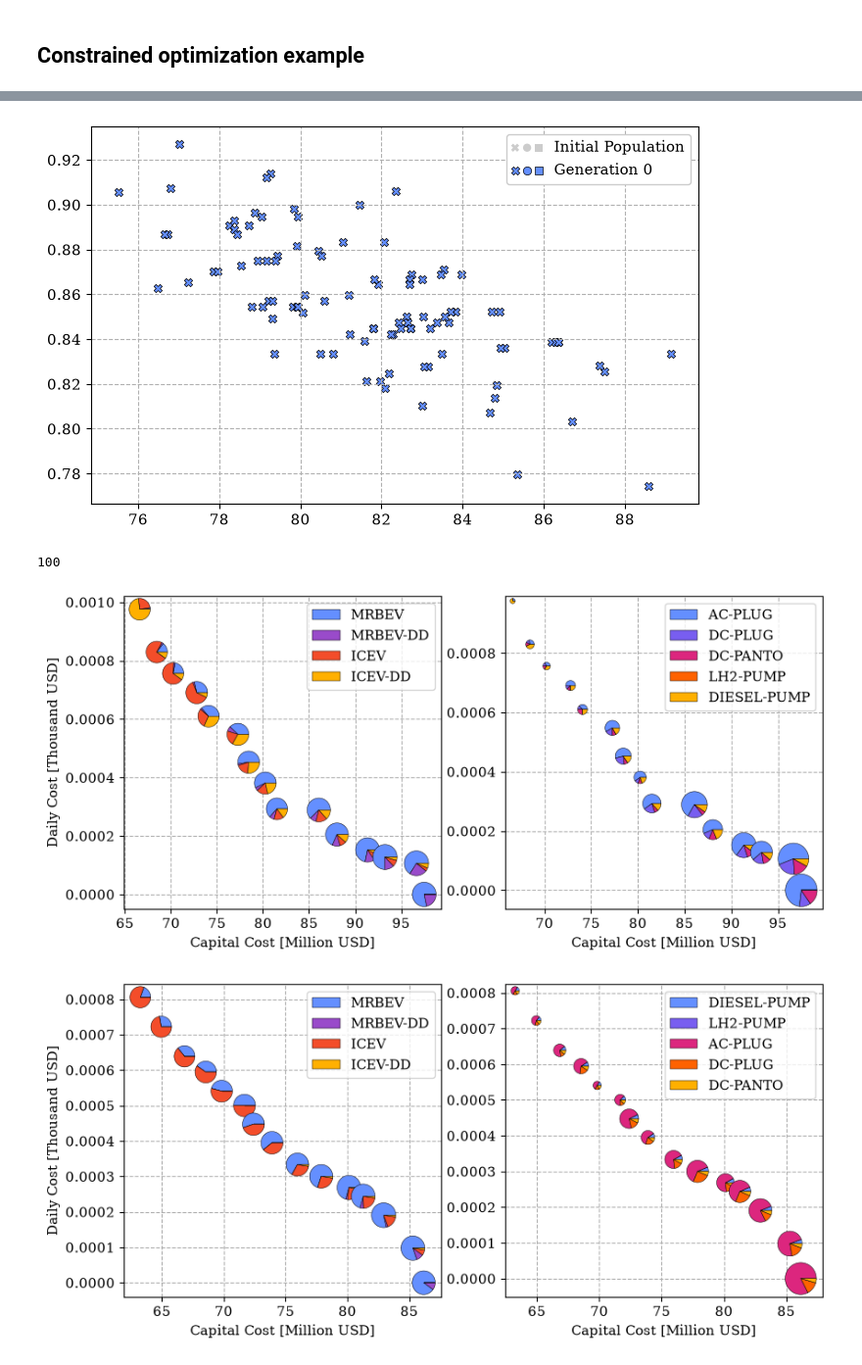
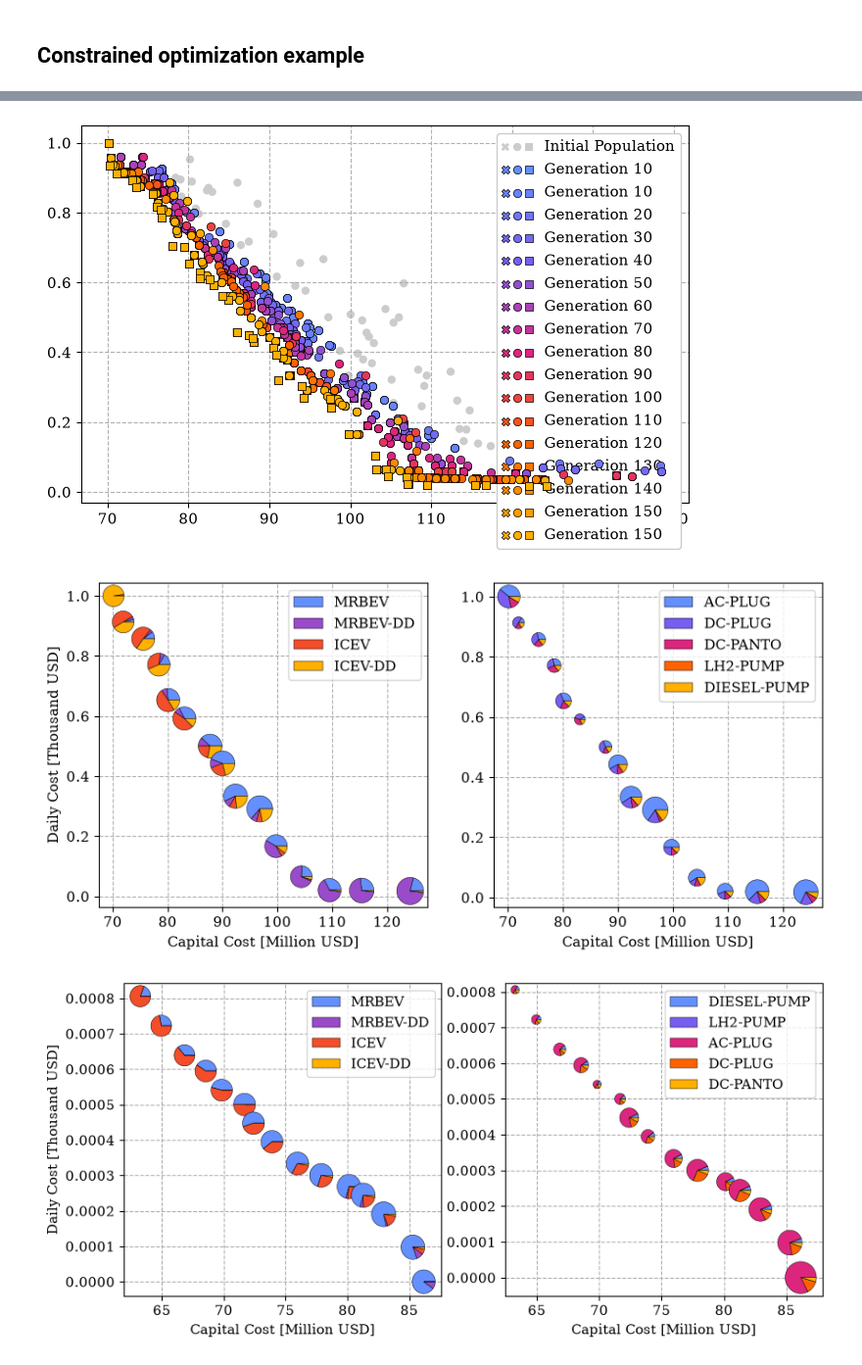
Before and after one commit to airabino/dbnsga-review, a Jupyter notebook: DevNew.ipynb, the cells around one changed output, grey strips where cells are left out. Shown at 98% size. Drawn from its saved outputs; the diff is of its cells as text; code cells hidden in the pictures.

```diff
--- a/DevNew.ipynb
+++ b/DevNew.ipynb
@@ -121,18 +121,19 @@ t0 = time.perf_counter()
 rng=np.random.default_rng(460780573)
 
 kw = {
-    'population_size': 2,
+    'population_size': 300,
     'rng': rng,
+    'disable_pb': False,
 }
 
 population = network.cold_start(**kw)
 
 kw = {
-    'max_iter': 1,
-    'min_iter': 0,
+    'max_iter': 150,
+    'min_iter': 100,
     'population_size': 100,
     'crossover_probability': 0.5,
-    'mutation_probability': 0.05,
+    'mutation_probability': 0.0,
     'survival_threshold': 0,
     'retries': 5,
     'store_interval': 1,
@@ -141,10 +142,10 @@ kw = {
 
 population, generations = network.optimize(population, **kw)
 
-generations = {i: generations[i] for i in np.sort(list(generations.keys()))}
+# generations = {i: generations[i] for i in np.sort(list(generations.keys()))}
 
-elapsed = time.perf_counter() - t0
-print(f'\nDone in {elapsed:.1f}s  |  {len(generations)} generations stored')
+# elapsed = time.perf_counter() - t0
+# print(f'\nDone in {elapsed:.1f}s  |  {len(generations)} generations stored')
 # %% [output]
 Generating Initial Population
 
@@ -171,36 +158,36 @@ Plotting generations
 deep_reload(src)
 deep_reload(figures)
 
 fig, ax = plt.subplots(figsize = (8, 5))
 
 show = [10, 100, 300, len(generations) - 1]
-show = [10] + list(range(10, len(generations), 50)) + [len(generations) - 1]
-show = list(range(len(generations) - 1))
+show = [10] + list(range(10, len(generations), 10)) + [len(generations) - 1]
+# show = list(range(len(generations) - 1))
 
 cmap = src.plot.Colormap(
     colors = 'ibm', vmin = 0, vmax = len(show) - 1
 )
 
 ax = figures.generations_plot(
     ax, generations, 'Total Cost', 'Fleet Portion',
     interval = 200, rank = 100, cmap = cmap, initial = True,
     show = show,
 )
 
 kw = {
     # 'xlabel': 'Capital Cost [Million USD]',
     # 'ylabel': 'Daily Cost [Thousand USD]',
 }
 
 _ = ax.set(**kw)
 
 kw = {
     'ls': '--',
 }
 
 _ = ax.grid(**kw)
 # %% [output]
-[figure, old version]
+[figure, new version]
 # %%
 deep_reload(src)
 
@@ -210,10 +197,6 @@ deep_reload(src)
 #     network, rs_pop_dict, index_maps, max_solutions = 250, rank = 0,
 # )
 py_pop_dict  = src.optimization.population_to_dict(population)
-# %%
-len(py_pop_dict)
-# %% [output]
-100
 # %%
 '''
 Plotting Pareto Compositions
@@ -227,16 +210,16 @@ fig, ax = plt.subplots(1, 2, figsize = (10, 4.5))
 n_shown = 15
 
 ax[0] = figures.vehicles_scatter_pie(
-    ax[0], py_pop_dict, n_shown = n_shown, size = .04, rank = 0,
+    ax[0], py_pop_dict, n_shown = n_shown, size = .04, rank = 1,
     cmap = src.plot.Colormap('ibm'), exponent = 1,
     # keys = ['ICEV', 'FCEV', 'SRBEV', 'MRBEV', 'LRBEV'],
     keys=list(vehicle_types.keys())
 )
 
 ax[1] = figures.ports_scatter_pie(
-    ax[1], py_pop_dict, n_shown = n_shown, size = .03, rank = 0,
+    ax[1], py_pop_dict, n_shown = n_shown, size = .03, rank = 1,
     cmap = src.plot.Colormap('ibm'), exponent = 1,
-    keys=list(port_types.keys())
+    keys=list(supply_types.keys())
 )
 
 kw = {
@@ -261,7 +244,7 @@ kw = {
 _ = [ax.grid(**kw) for ax in ax]
 _ = [ax.legend() for ax in ax]
 # %% [output]
-[figure, old version]
+[figure, new version]
 # %%
 '''
 Plotting Pareto Compositions
```
Also changed, not shown: parts of 2 cells of this notebook, 4 other files.
